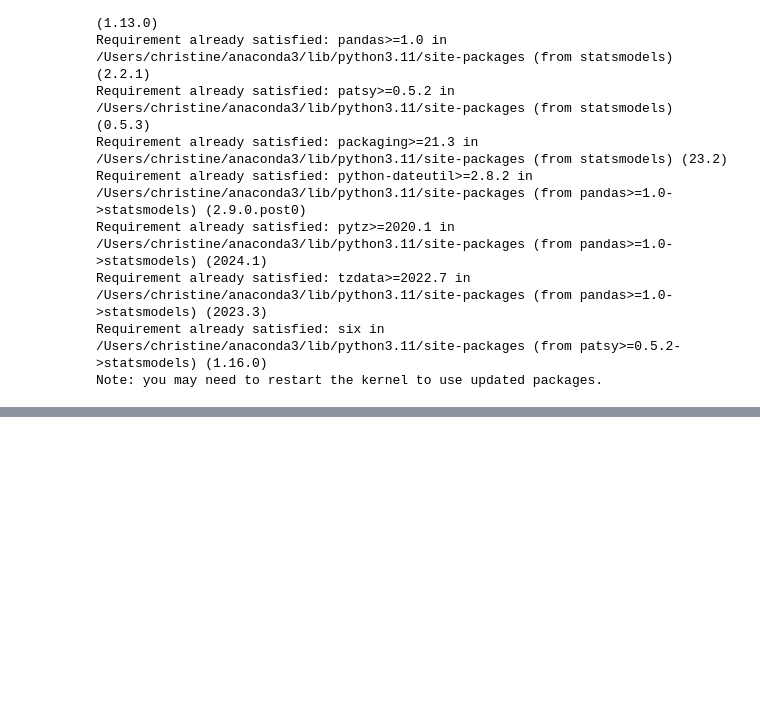
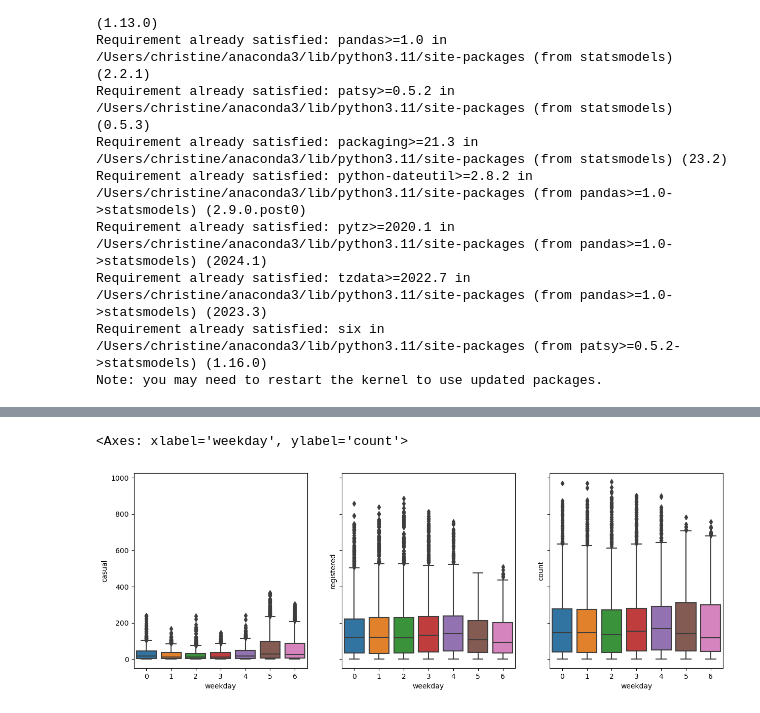
Before and after one commit to TangoMango223/schulich_MBAN6110, a Jupyter notebook: class_files/class8.ipynb, the cells around one changed output, grey strips where cells are left out. Cells and saved outputs as stored; diff of their text form; code cells hidden in the pictures; blank space fills up the shorter version.

```diff
--- a/class_files/class8.ipynb
+++ b/class_files/class8.ipynb
@@ -66,0 +183,16 @@ bikes.head()
+# %%
+bikes["weekday"] = bikes["datetime"].apply(lambda x: x.weekday())
+# %%
+# Check each of the 3 - casual, registered, count, etc to see which one makes sense for linear regression
+# season    holiday workingday  weather
+fig, (ax1,ax2, ax3) = plt.subplots(1,3, figsize = (15,5), sharey=True)
+sns.boxplot(x='weekday', y='casual', data=bikes, ax=ax1)
+sns.boxplot(x='weekday', y='registered', data=bikes, ax=ax2)
+sns.boxplot(x='weekday', y='count', data=bikes, ax=ax3)
+
+# 5 = Saturday, 6 = Sunday
+# We see that casual, Saturday has more rentals, and Sunday has more rentals
+# Registered = more consistent, but for casual, more variability for the median
+# %% [output]
+<Axes: xlabel='weekday', ylabel='count'>
+[figure, added]
```
Also changed, not shown: parts of 20 cells of this notebook.
